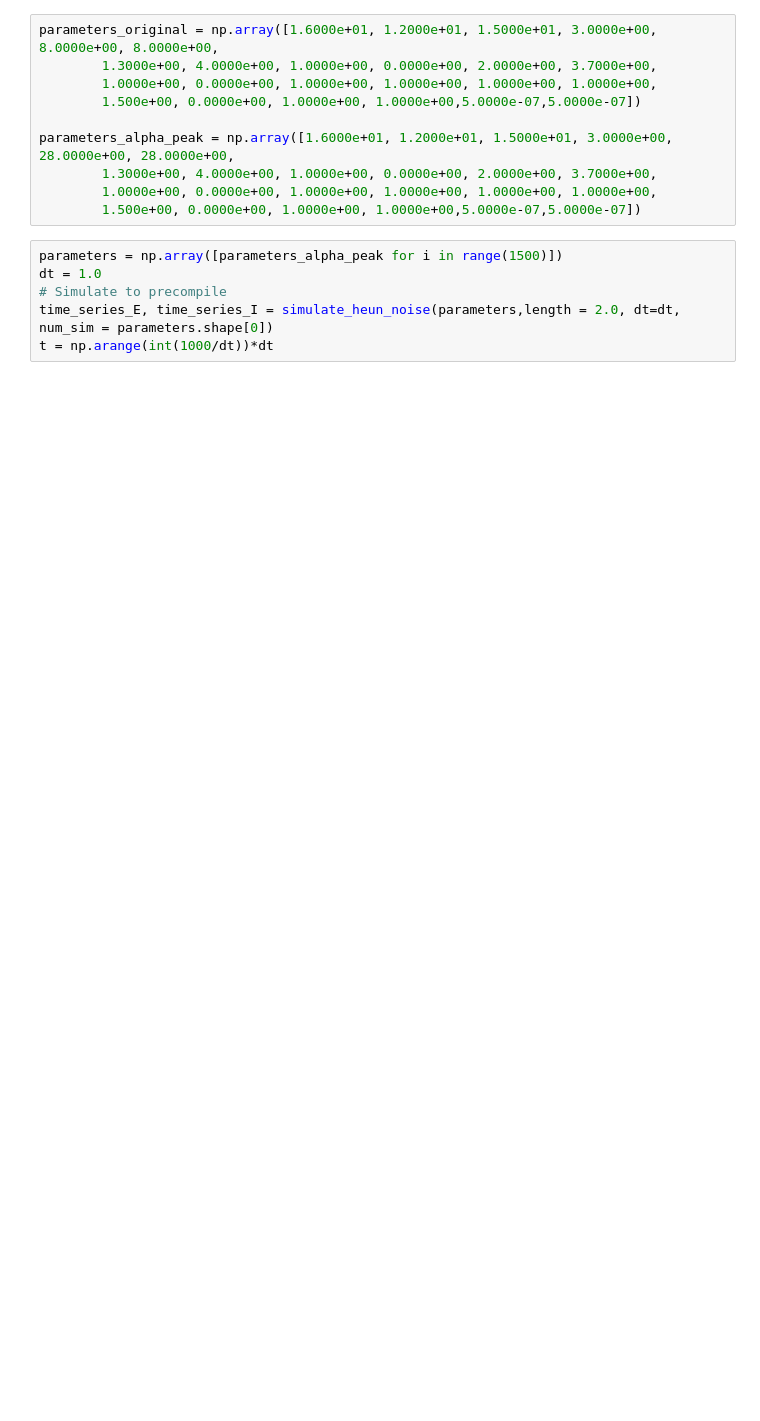
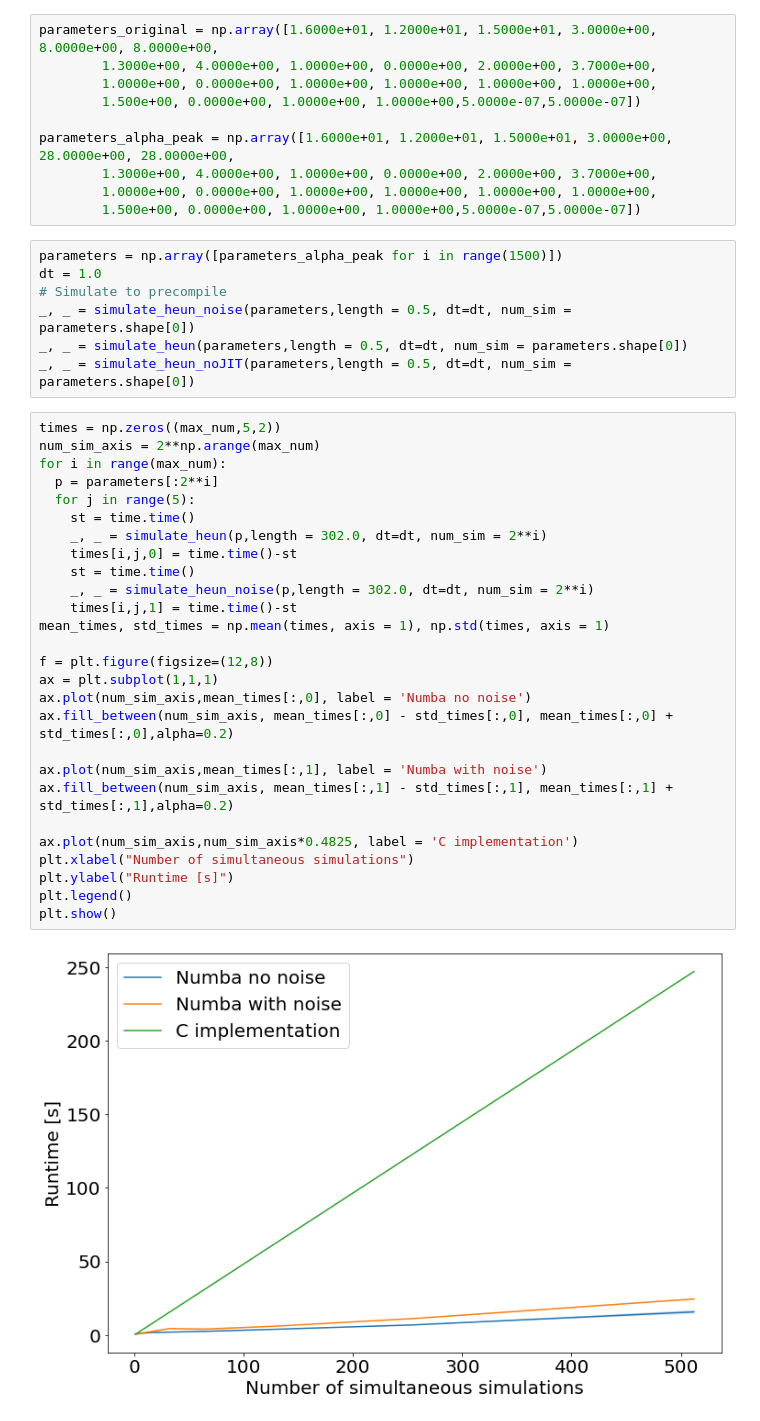
Before and after one commit to NeuroLife77/WC, a Jupyter notebook: compare_runtime_between_C_and_python_optimized.ipynb, the cells around one changed output. Cells and saved outputs as stored; diff of their text form; blank space fills up the shorter version.

```diff
--- a/compare_runtime_between_C_and_python_optimized.ipynb
+++ b/compare_runtime_between_C_and_python_optimized.ipynb
@@ -65,5 +140,35 @@ parameters_alpha_peak = np.array([1.6000e+01, 1.2000e+01, 1.5000e+01, 3.0000e+00
 parameters = np.array([parameters_alpha_peak for i in range(1500)])
 dt = 1.0
 # Simulate to precompile
-time_series_E, time_series_I = simulate_heun_noise(parameters,length = 2.0, dt=dt, num_sim = parameters.shape[0])
-t = np.arange(int(1000/dt))*dt
+_, _ = simulate_heun_noise(parameters,length = 0.5, dt=dt, num_sim = parameters.shape[0])
+_, _ = simulate_heun(parameters,length = 0.5, dt=dt, num_sim = parameters.shape[0])
+_, _ = simulate_heun_noJIT(parameters,length = 0.5, dt=dt, num_sim = parameters.shape[0])
+# %%
+times = np.zeros((max_num,5,2))
+num_sim_axis = 2**np.arange(max_num)
+for i in range(max_num):
+  p = parameters[:2**i]
+  for j in range(5):
+    st = time.time()
+    _, _ = simulate_heun(p,length = 302.0, dt=dt, num_sim = 2**i)
+    times[i,j,0] = time.time()-st
+    st = time.time()
+    _, _ = simulate_heun_noise(p,length = 302.0, dt=dt, num_sim = 2**i)
+    times[i,j,1] = time.time()-st
+mean_times, std_times = np.mean(times, axis = 1), np.std(times, axis = 1)
+
+f = plt.figure(figsize=(12,8))
+ax = plt.subplot(1,1,1)
+ax.plot(num_sim_axis,mean_times[:,0], label = 'Numba no noise')
+ax.fill_between(num_sim_axis, mean_times[:,0] - std_times[:,0], mean_times[:,0] + std_times[:,0],alpha=0.2)
+
+ax.plot(num_sim_axis,mean_times[:,1], label = 'Numba with noise')
+ax.fill_between(num_sim_axis, mean_times[:,1] - std_times[:,1], mean_times[:,1] + std_times[:,1],alpha=0.2)
+
+ax.plot(num_sim_axis,num_sim_axis*0.4825, label = 'C implementation')
+plt.xlabel("Number of simultaneous simulations")
+plt.ylabel("Runtime [s]")
+plt.legend()
+plt.show()
+# %% [output]
+[figure, added]
```
Also changed, not shown: parts of 9 cells of this notebook.
